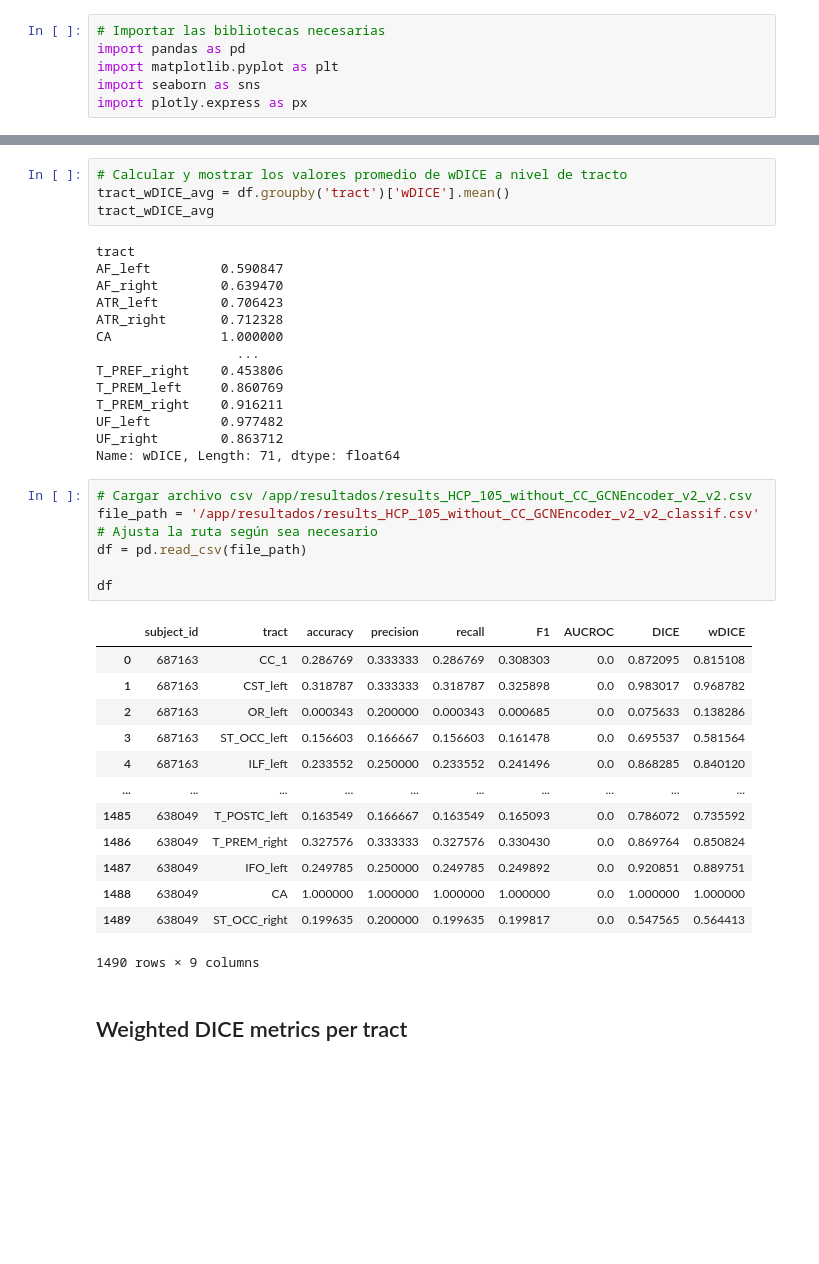
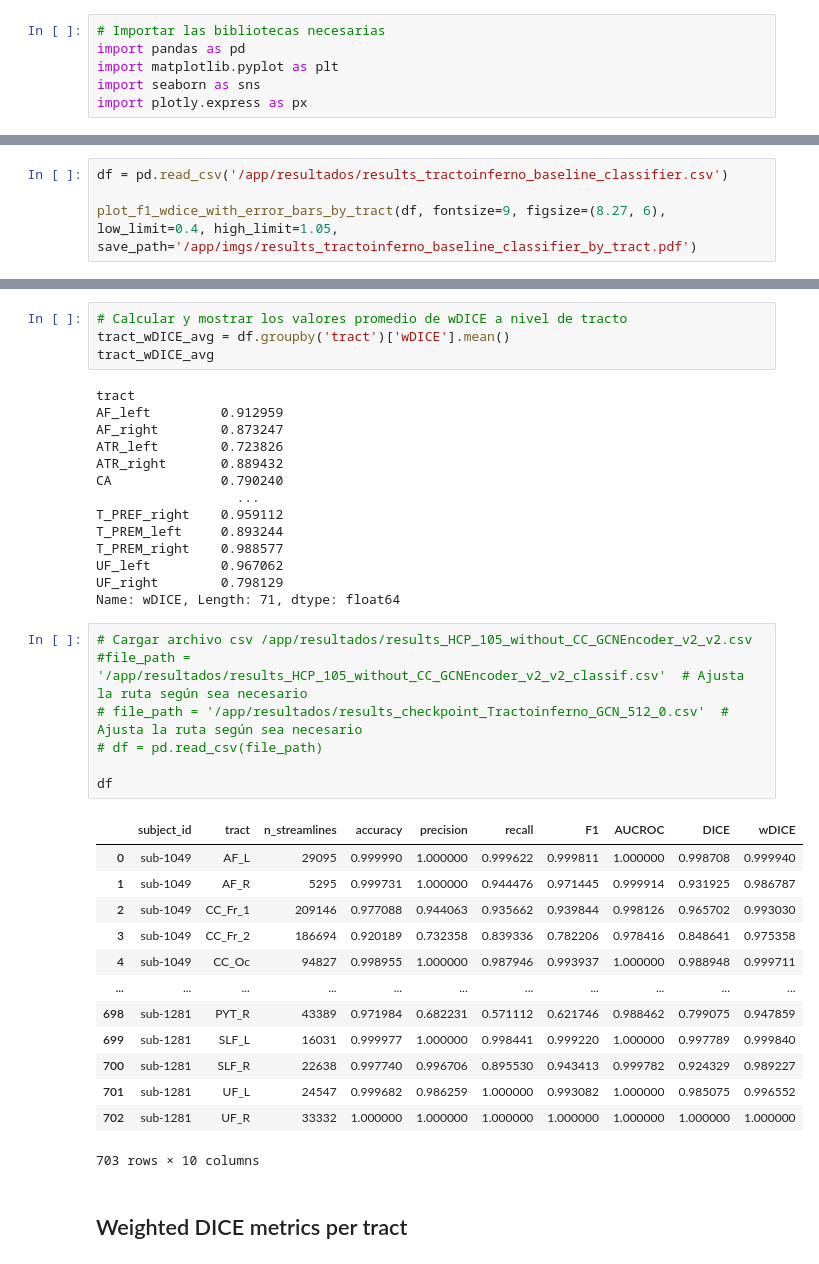
Before and after one commit to pablorocg/master_thesis, a Jupyter notebook: resultados/results_analysis.ipynb, the cells around one changed output, grey strips where cells are left out. Cells and saved outputs as stored; diff of their text form; blank space fills up the shorter version.

```diff
--- a/resultados/results_analysis.ipynb
+++ b/resultados/results_analysis.ipynb
@@ -102,0 +366,4 @@ print(tract_stats)
+# %%
+df = pd.read_csv('/app/resultados/results_tractoinferno_baseline_classifier.csv')
+
+plot_f1_wdice_with_error_bars_by_tract(df, fontsize=9, figsize=(8.27, 6), low_limit=0.4, high_limit=1.05, save_path='/app/imgs/results_tractoinferno_baseline_classifier_by_tract.pdf')
@@ -124,38 +511,39 @@ tract_wDICE_avg = df.groupby('tract')['wDICE'].mean()
 tract_wDICE_avg
 # %% [output]
 tract
-AF_left         0.590847
-AF_right        0.639470
-ATR_left        0.706423
-ATR_right       0.712328
-CA              1.000000
+AF_left         0.912959
+AF_right        0.873247
+ATR_left        0.723826
+ATR_right       0.889432
+CA              0.790240
                   ...
-T_PREF_right    0.453806
-T_PREM_left     0.860769
-T_PREM_right    0.916211
-UF_left         0.977482
-UF_right        0.863712
+T_PREF_right    0.959112
+T_PREM_left     0.893244
+T_PREM_right    0.988577
+UF_left         0.967062
+UF_right        0.798129
 Name: wDICE, Length: 71, dtype: float64
 # %%
 # Cargar archivo csv /app/resultados/results_HCP_105_without_CC_GCNEncoder_v2_v2.csv
-file_path = '/app/resultados/results_HCP_105_without_CC_GCNEncoder_v2_v2_classif.csv'  # Ajusta la ruta según sea necesario
-df = pd.read_csv(file_path)
+#file_path = '/app/resultados/results_HCP_105_without_CC_GCNEncoder_v2_v2_classif.csv'  # Ajusta la ruta según sea necesario
+# file_path = '/app/resultados/results_checkpoint_Tractoinferno_GCN_512_0.csv'  # Ajusta la ruta según sea necesario
+# df = pd.read_csv(file_path)
 
 df
 # %% [output]
-|  | subject_id | tract | accuracy | precision | recall | F1 | AUCROC | DICE | wDICE |
-| 0 | 687163 | CC_1 | 0.286769 | 0.333333 | 0.286769 | 0.308303 | 0.0 | 0.872095 | 0.815108 |
-| 1 | 687163 | CST_left | 0.318787 | 0.333333 | 0.318787 | 0.325898 | 0.0 | 0.983017 | 0.968782 |
-| 2 | 687163 | OR_left | 0.000343 | 0.200000 | 0.000343 | 0.000685 | 0.0 | 0.075633 | 0.138286 |
-| 3 | 687163 | ST_OCC_left | 0.156603 | 0.166667 | 0.156603 | 0.161478 | 0.0 | 0.695537 | 0.581564 |
-| 4 | 687163 | ILF_left | 0.233552 | 0.250000 | 0.233552 | 0.241496 | 0.0 | 0.868285 | 0.840120 |
-| ... | ... | ... | ... | ... | ... | ... | ... | ... | ... |
-| 1485 | 638049 | T_POSTC_left | 0.163549 | 0.166667 | 0.163549 | 0.165093 | 0.0 | 0.786072 | 0.735592 |
-| 1486 | 638049 | T_PREM_right | 0.327576 | 0.333333 | 0.327576 | 0.330430 | 0.0 | 0.869764 | 0.850824 |
-| 1487 | 638049 | IFO_left | 0.249785 | 0.250000 | 0.249785 | 0.249892 | 0.0 | 0.920851 | 0.889751 |
-| 1488 | 638049 | CA | 1.000000 | 1.000000 | 1.000000 | 1.000000 | 0.0 | 1.000000 | 1.000000 |
-| 1489 | 638049 | ST_OCC_right | 0.199635 | 0.200000 | 0.199635 | 0.199817 | 0.0 | 0.547565 | 0.564413 |
+|  | subject_id | tract | n_streamlines | accuracy | precision | recall | F1 | AUCROC | DICE | wDICE |
+| 0 | sub-1049 | AF_L | 29095 | 0.999990 | 1.000000 | 0.999622 | 0.999811 | 1.000000 | 0.998708 | 0.999940 |
+| 1 | sub-1049 | AF_R | 5295 | 0.999731 | 1.000000 | 0.944476 | 0.971445 | 0.999914 | 0.931925 | 0.986787 |
+| 2 | sub-1049 | CC_Fr_1 | 209146 | 0.977088 | 0.944063 | 0.935662 | 0.939844 | 0.998126 | 0.965702 | 0.993030 |
+| 3 | sub-1049 | CC_Fr_2 | 186694 | 0.920189 | 0.732358 | 0.839336 | 0.782206 | 0.978416 | 0.848641 | 0.975358 |
+| 4 | sub-1049 | CC_Oc | 94827 | 0.998955 | 1.000000 | 0.987946 | 0.993937 | 1.000000 | 0.988948 | 0.999711 |
+| ... | ... | ... | ... | ... | ... | ... | ... | ... | ... | ... |
+| 698 | sub-1281 | PYT_R | 43389 | 0.971984 | 0.682231 | 0.571112 | 0.621746 | 0.988462 | 0.799075 | 0.947859 |
+| 699 | sub-1281 | SLF_L | 16031 | 0.999977 | 1.000000 | 0.998441 | 0.999220 | 1.000000 | 0.997789 | 0.999840 |
+| 700 | sub-1281 | SLF_R | 22638 | 0.997740 | 0.996706 | 0.895530 | 0.943413 | 0.999782 | 0.924329 | 0.989227 |
+| 701 | sub-1281 | UF_L | 24547 | 0.999682 | 0.986259 | 1.000000 | 0.993082 | 1.000000 | 0.985075 | 0.996552 |
+| 702 | sub-1281 | UF_R | 33332 | 1.000000 | 1.000000 | 1.000000 | 1.000000 | 1.000000 | 1.000000 | 1.000000 |
-1490 rows × 9 columns
+703 rows × 10 columns
 # %% [markdown]
 ## Weighted DICE metrics per tract
 # %%
```
Also changed, not shown: parts of 15 cells of this notebook, 33 other files.
